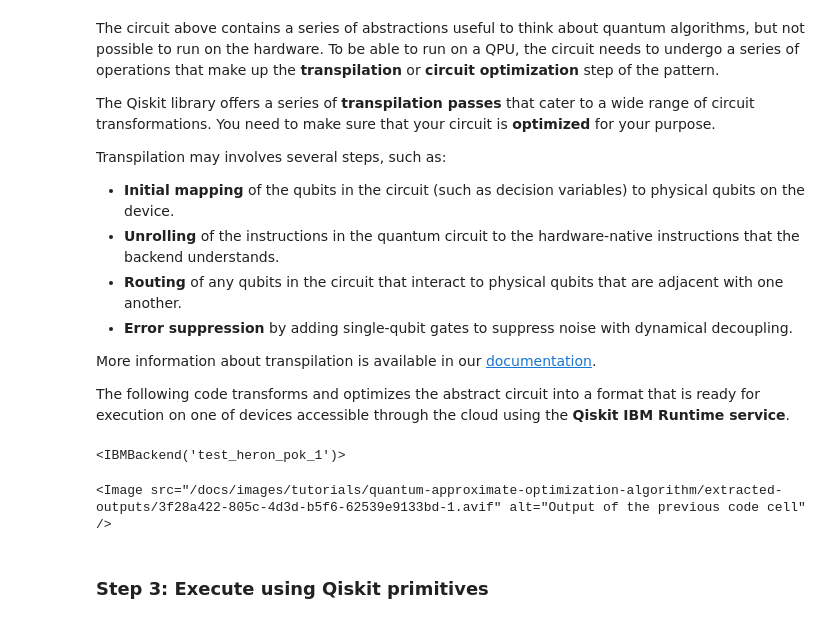
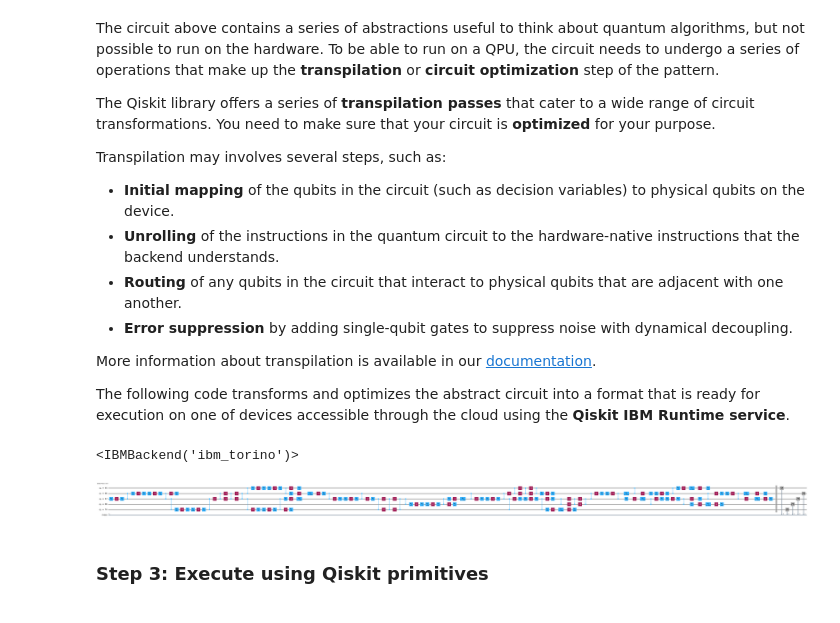
Before and after one commit to Caraquel/qiskit_dev_pop, a Jupyter notebook: QC-CA-quantum-approximate-optimization-algorithm.ipynb, the cells around one changed output. Cells and saved outputs as stored; diff of their text form; code cells hidden in the pictures.

```diff
--- a/QC-CA-quantum-approximate-optimization-algorithm.ipynb
+++ b/QC-CA-quantum-approximate-optimization-algorithm.ipynb
@@ -241,18 +256,27 @@ The following code transforms and optimizes the abstract circuit into a format t
 # %%
-service = QiskitRuntimeService()
-backend = service.least_busy(
-    operational=True, simulator=False, min_num_qubits=127
-)
+# To save your credentials, uncomment and run once:
+# QiskitRuntimeService.save_account(channel="ibm_quantum_platform", overwrite=True)
+
+try:
+    service = QiskitRuntimeService()
+    backend = service.least_busy(
+        operational=True, simulator=False, min_num_qubits=127
+    )
+except Exception as e:
+    print(f"Unable to connect to IBM Quantum. Using simulator instead: {e}")
+    from qiskit_aer import AerSimulator
+    backend = AerSimulator()
+
 print(backend)
 
 # Create pass manager for transpilation
 pm = generate_preset_pass_manager(optimization_level=3, backend=backend)
 
 candidate_circuit = pm.run(circuit)
 candidate_circuit.draw("mpl", fold=False, idle_wires=False)
 # %% [output]
-<IBMBackend('test_heron_pok_1')>
+<IBMBackend('ibm_torino')>
-<Image src="/docs/images/tutorials/quantum-approximate-optimization-algorithm/extracted-outputs/3f28a422-805c-4d3d-b5f6-62539e9133bd-1.avif" alt="Output of the previous code cell" />
+[figure, added]
 # %% [markdown]
 ### Step 3: Execute using Qiskit primitives
 # %% [markdown]
```
Also changed, not shown: parts of 5 cells of this notebook, 1 other file.
